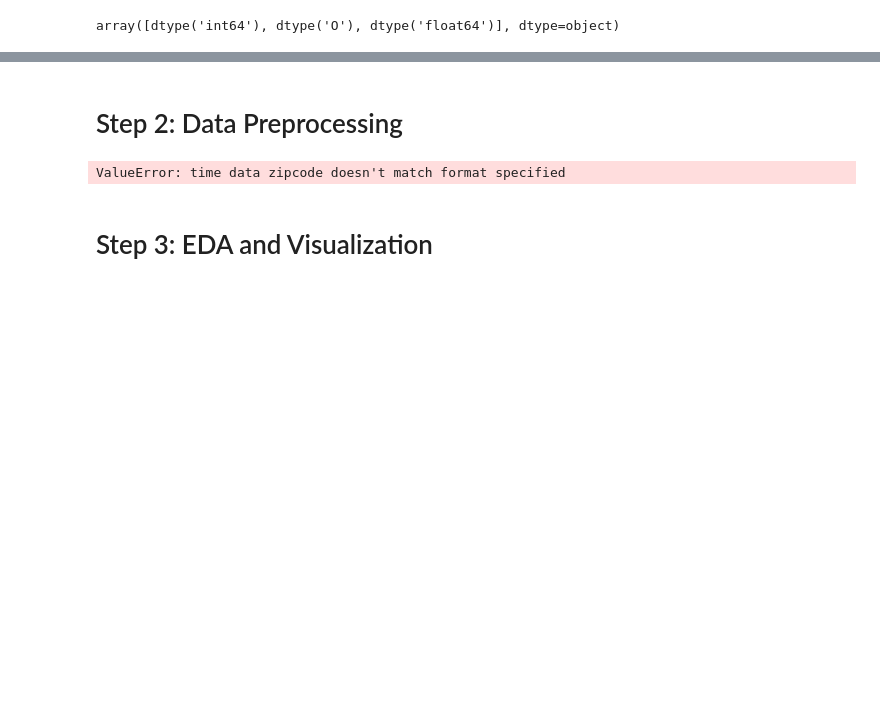
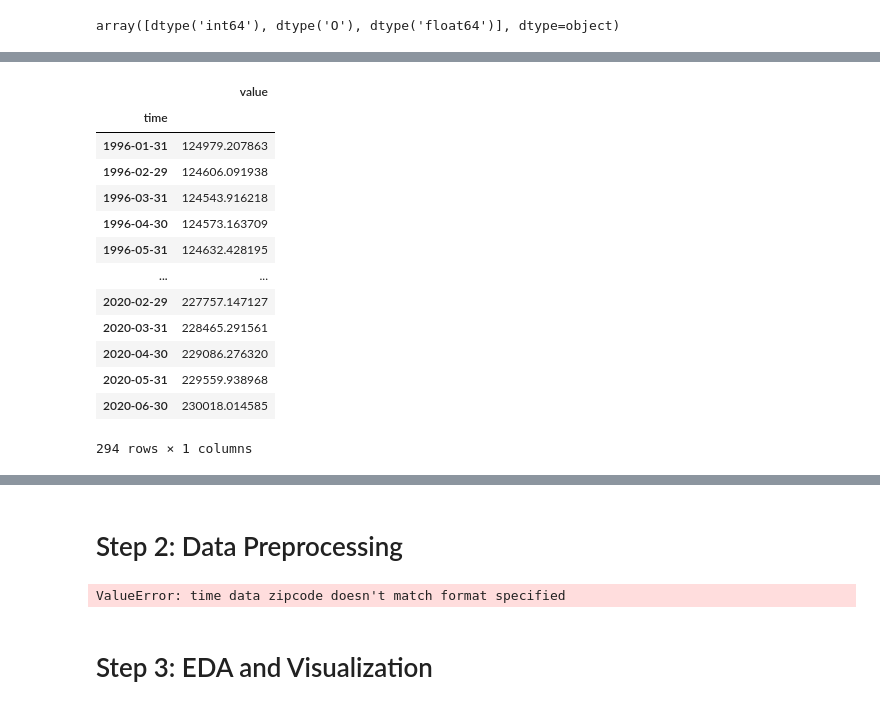
Before and after one commit to jrf6xh/Time-Series-Modeling, a Jupyter notebook: starter_notebook_CM.ipynb, the cells around one changed output, grey strips where cells are left out. Saved outputs shown, nothing was run; the diff lists cells and outputs as text; code cells hidden in the pictures; blank space fills up the shorter version.

```diff
--- a/starter_notebook_CM.ipynb
+++ b/starter_notebook_CM.ipynb
@@ -113,0 +127,17 @@ df.head(2)
+# %%
+melt_data(df)
+# %% [output]
+|  | value |
+| time |  |
+| 1996-01-31 | 124979.207863 |
+| 1996-02-29 | 124606.091938 |
+| 1996-03-31 | 124543.916218 |
+| 1996-04-30 | 124573.163709 |
+| 1996-05-31 | 124632.428195 |
+| ... | ... |
+| 2020-02-29 | 227757.147127 |
+| 2020-03-31 | 228465.291561 |
+| 2020-04-30 | 229086.276320 |
+| 2020-05-31 | 229559.938968 |
+| 2020-06-30 | 230018.014585 |
+294 rows × 1 columns
```
Also changed, not shown: parts of 8 cells of this notebook.
